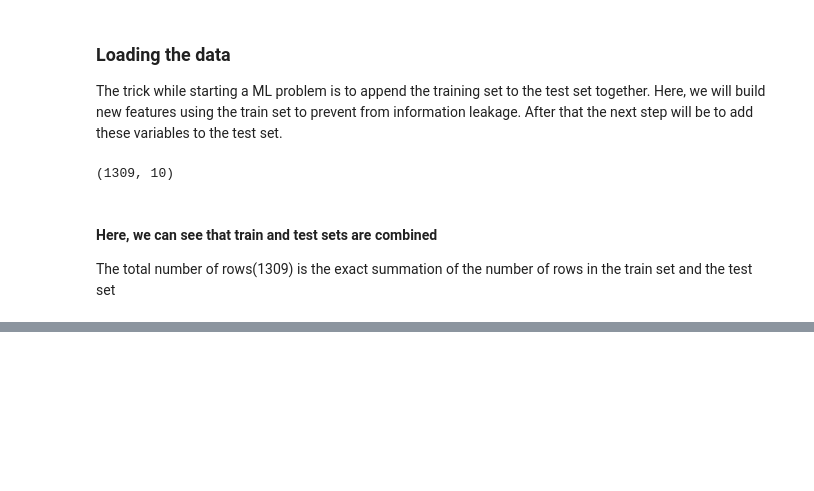
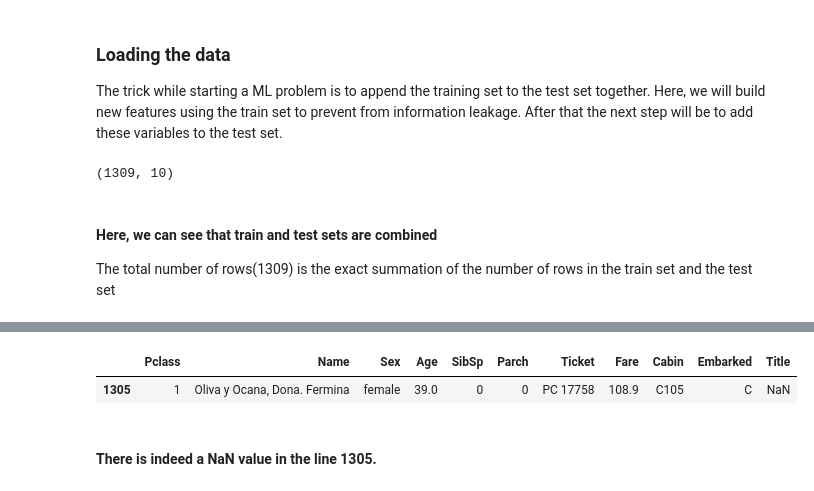
Before and after one commit to aaditya29/Kaggle-Titanic-Jupyter-Notebook, a Jupyter notebook: Titanic.ipynb, the cells around one changed output, grey strips where cells are left out. Drawn from its saved outputs; the diff is of its cells as text; code cells hidden in the pictures; blank space fills up the shorter version.

```diff
--- a/Titanic.ipynb
+++ b/Titanic.ipynb
@@ -227,0 +292,7 @@ combined.head()#Returning the 5 default rows
+# %%
+combined[combined['Title'].isnull()]#Cehcking if the titles have been filled correctly
+# %% [output]
+|  | Pclass | Name | Sex | Age | SibSp | Parch | Ticket | Fare | Cabin | Embarked | Title |
+| 1305 | 1 | Oliva y Ocana, Dona. Fermina | female | 39.0 | 0 | 0 | PC 17758 | 108.9 | C105 | C | NaN |
+# %% [markdown]
+#### There is indeed a NaN value in the line 1305.
```
Also changed, not shown: parts of 21 cells of this notebook.
